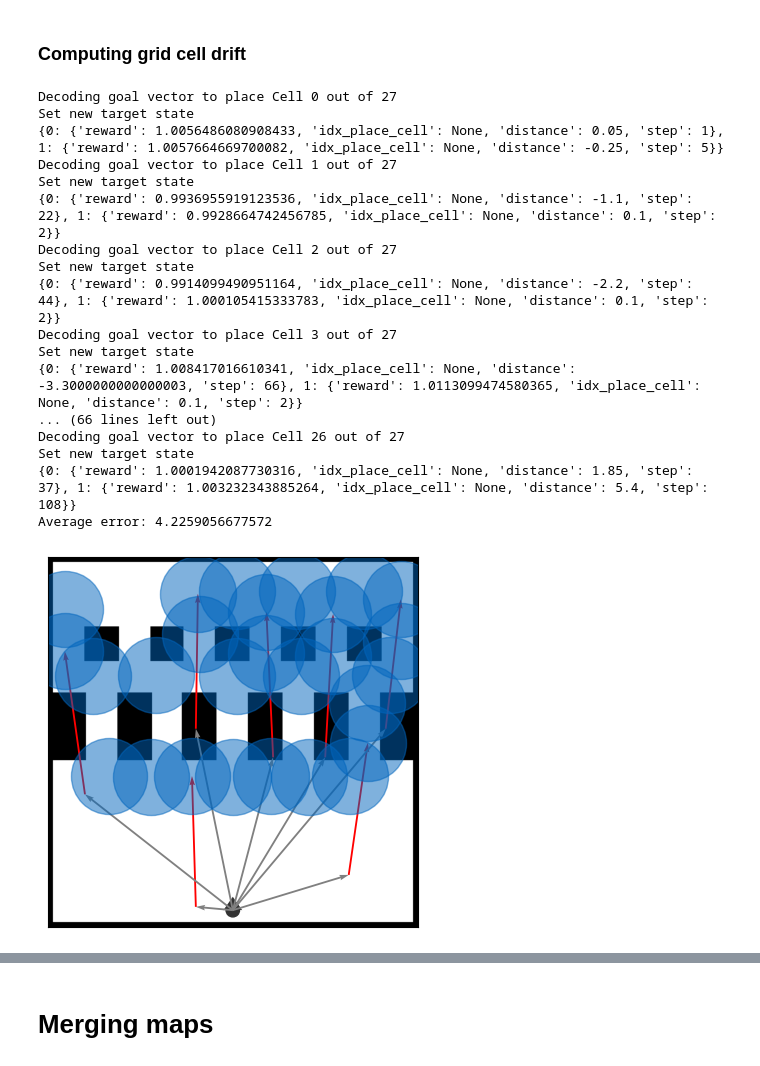
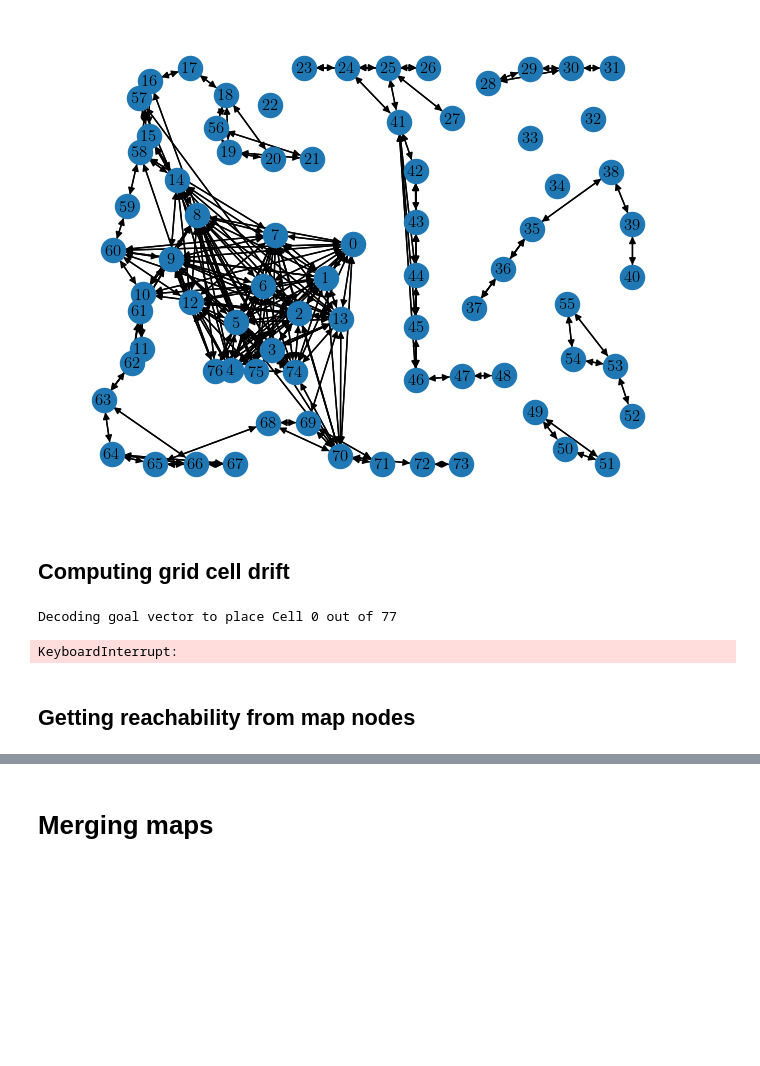
Before and after one commit to Warggr/bio-inspired-navigation, a Jupyter notebook: scripts/show_cogmaps.ipynb, the cells around one changed output, grey strips where cells are left out. Cells and saved outputs as stored; diff of their text form; code cells hidden in the pictures; blank space fills up the shorter version.

```diff
--- a/scripts/show_cogmaps.ipynb
+++ b/scripts/show_cogmaps.ipynb
@@ -40,30 +34,21 @@ cognitive_map_partial.gpickle
+# %%
+map_name = "after_exploration.gpickle"
+map = LifelongCognitiveMap(reachability_estimator=None, load_data_from=map_file, debug=True)
+# %% [output]
+[figure, added]
 # %% [markdown]
-### Computing grid cell drift
+## Computing grid cell drift
 # %%
 from system.controller.simulation.pybullet_environment import PybulletEnvironment
 from system.controller.local_controller.local_navigation import setup_gc_network
 
-map_file = 'linear_sunburst.after_exploration.gpickle'
+map_file = 'after_exploration.gpickle'
 cognitive_map = LifelongCognitiveMap(reachability_estimator=None, load_data_from=map_file)
 with PybulletEnvironment(env_model="linear_sunburst") as env:
     gc_network = setup_gc_network(env.dt)
     cognitive_map.test_place_cell_network(env, gc_network)
 # %% [output]
-Decoding goal vector to place Cell 0 out of 27
-Set new target state
-{0: {'reward': 1.0056486080908433, 'idx_place_cell': None, 'distance': 0.05, 'step': 1}, 1: {'reward': 1.0057664669700082, 'idx_place_cell': None, 'distance': -0.25, 'step': 5}}
-Decoding goal vector to place Cell 1 out of 27
-Set new target state
-{0: {'reward': 0.9936955919123536, 'idx_place_cell': None, 'distance': -1.1, 'step': 22}, 1: {'reward': 0.9928664742456785, 'idx_place_cell': None, 'distance': 0.1, 'step': 2}}
-Decoding goal vector to place Cell 2 out of 27
-Set new target state
-{0: {'reward': 0.9914099490951164, 'idx_place_cell': None, 'distance': -2.2, 'step': 44}, 1: {'reward': 1.000105415333783, 'idx_place_cell': None, 'distance': 0.1, 'step': 2}}
-Decoding goal vector to place Cell 3 out of 27
-Set new target state
-{0: {'reward': 1.008417016610341, 'idx_place_cell': None, 'distance': -3.3000000000000003, 'step': 66}, 1: {'reward': 1.0113099474580365, 'idx_place_cell': None, 'distance': 0.1, 'step': 2}}
-... (66 lines left out)
-Decoding goal vector to place Cell 26 out of 27
-Set new target state
-{0: {'reward': 1.0001942087730316, 'idx_place_cell': None, 'distance': 1.85, 'step': 37}, 1: {'reward': 1.003232343885264, 'idx_place_cell': None, 'distance': 5.4, 'step': 108}}
-Average error: 4.2259056677572
+Decoding goal vector to place Cell 0 out of 77
-[figure, removed]
+KeyboardInterrupt:
+# %% [markdown]
+## Getting reachability from map nodes
```
Also changed, not shown: parts of 20 cells of this notebook, 1 other file.
